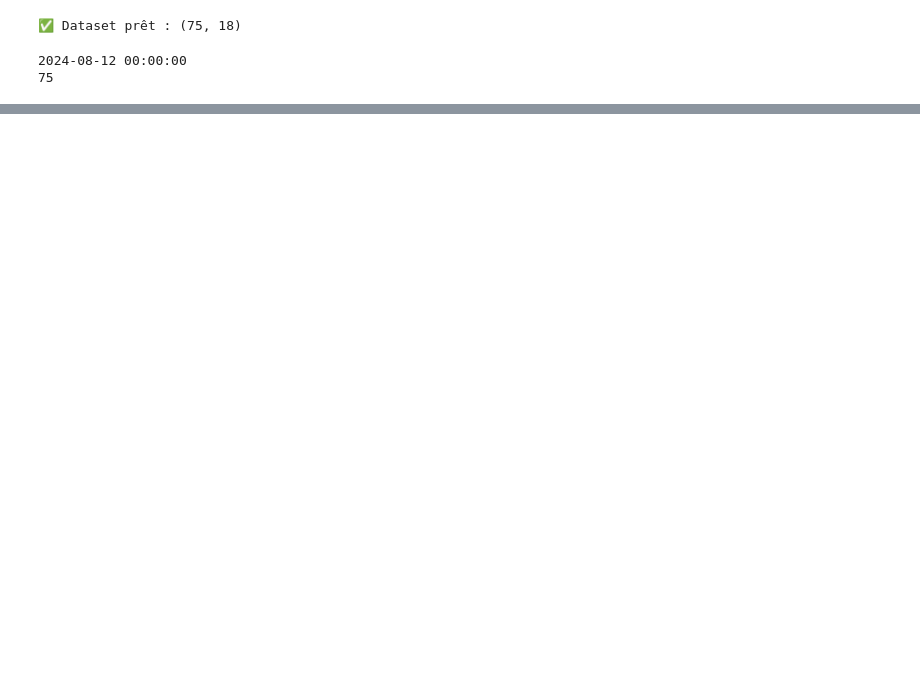
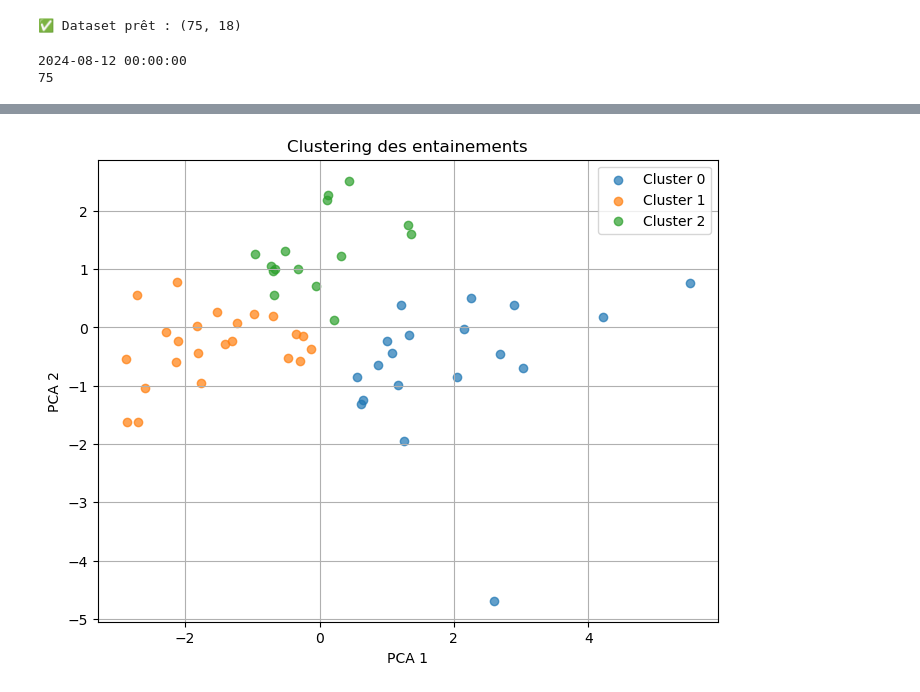
Before and after one commit to albanecoiffe/health-data-coach, a Jupyter notebook: HealthCoachBackend/notebook.ipynb, the cells around one changed output, grey strips where cells are left out. Saved outputs shown, nothing was run; the diff lists cells and outputs as text; code cells hidden in the pictures; blank space fills up the shorter version.

```diff
--- a/HealthCoachBackend/notebook.ipynb
+++ b/HealthCoachBackend/notebook.ipynb
@@ -131,0 +208,86 @@ plt.show()
+# %%
+sessions = pd.read_csv("sessions_received.csv")
+sessions["date"] = pd.to_datetime(sessions["date"])
+
+# Filter from 2025-09-14
+sessions_filt = sessions[sessions["date"] >= "2025-09-14"].copy()
+
+# Remove rows with no intensity info
+sessions_filt = sessions_filt[
+    ~(
+        (sessions_filt["low_intensity_pct"] == 0)
+        & (sessions_filt["high_intensity_pct"] == 0)
+    )
+]
+
+features = [
+    "distance_km",
+    "duration_min",
+    "pace_min_per_km",
+    "low_intensity_pct",
+    "high_intensity_pct",
+]
+
+X = sessions_filt[features].fillna(0)
+
+scaler = StandardScaler()
+X_scaled = scaler.fit_transform(X)
+
+# 3-cluster KMeans
+kmeans3 = KMeans(n_clusters=3, random_state=42)
+sessions_filt["cluster"] = kmeans3.fit_predict(X_scaled)
+
+# Compute centroids
+centroids = pd.DataFrame(
+    scaler.inverse_transform(kmeans3.cluster_centers_), columns=features
+)
+
+(
+    sessions_filt[
+        ["date", "distance_km", "duration_min", "pace_min_per_km", "cluster"]
+    ].head(),
+    sessions_filt.shape,
+    centroids,
+)
+
+print(centroids)
+pca = PCA(n_components=2)
+X_pca = pca.fit_transform(X_scaled)
+
+sessions_filt["pca1"] = X_pca[:, 0]
+sessions_filt["pca2"] = X_pca[:, 1]
+
+plt.figure(figsize=(8, 6))
+
+for c in sorted(sessions_filt["cluster"].unique()):
+    subset = sessions_filt[sessions_filt["cluster"] == c]
+    plt.scatter(subset["pca1"], subset["pca2"], label=f"Cluster {c}", alpha=0.7)
+
+plt.xlabel("PCA 1")
+plt.ylabel("PCA 2")
+plt.title("Clustering des entainements")
+plt.legend()
+plt.grid(True)
+plt.show()
+
+# Compute min/max distance per cluster
+rows = []
+for c in sorted(sessions_filt["cluster"].unique()):
+    cluster_df = sessions_filt[sessions_filt["cluster"] == c]
+    min_idx = cluster_df["distance_km"].idxmin()
+    max_idx = cluster_df["distance_km"].idxmax()
+    rows.append(
+        {
+            "cluster": c,
+            "min_distance_km": cluster_df.loc[min_idx, "distance_km"],
+            "min_duration_min": cluster_df.loc[min_idx, "duration_min"],
+            "min_pace": cluster_df.loc[min_idx, "pace_min_per_km"],
+            "max_distance_km": cluster_df.loc[max_idx, "distance_km"],
+            "max_duration_min": cluster_df.loc[max_idx, "duration_min"],
+            "max_pace": cluster_df.loc[max_idx, "pace_min_per_km"],
+        }
+    )
+
+summary_df = pd.DataFrame(rows)
+print(summary_df)
+# %% [output]
@@ -131,0 +303 @@ plt.show()
+[figure, added]
```
Also changed, not shown: parts of 18 cells of this notebook, 6 other files.
